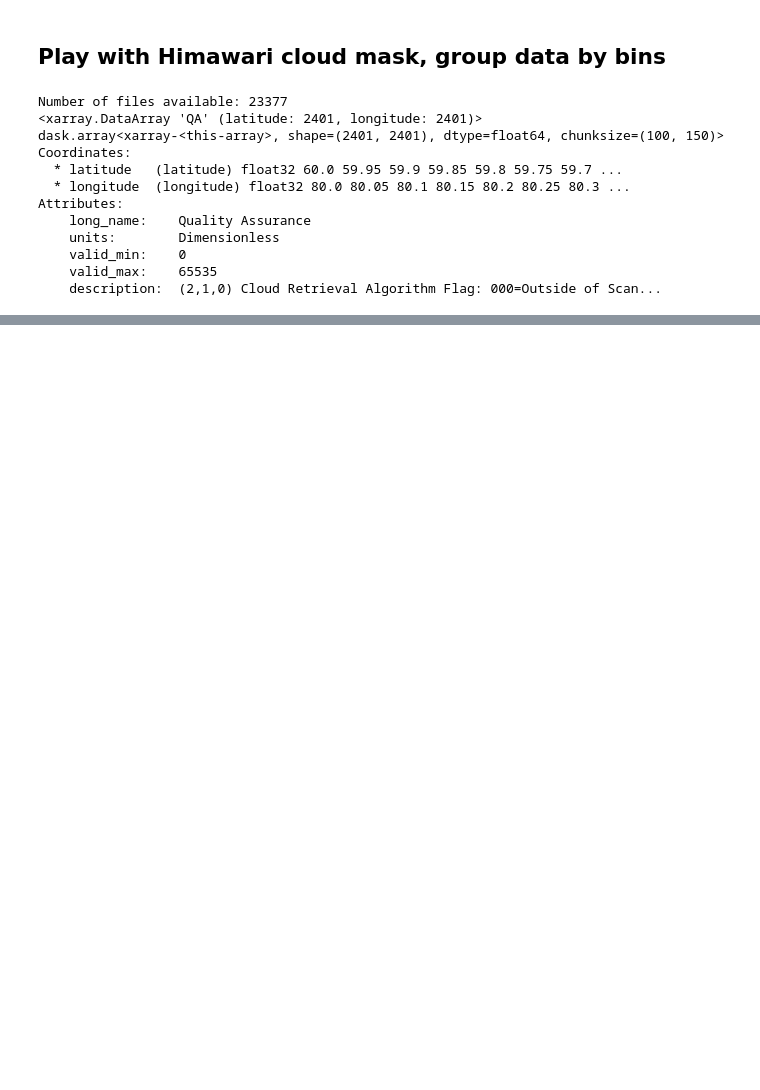
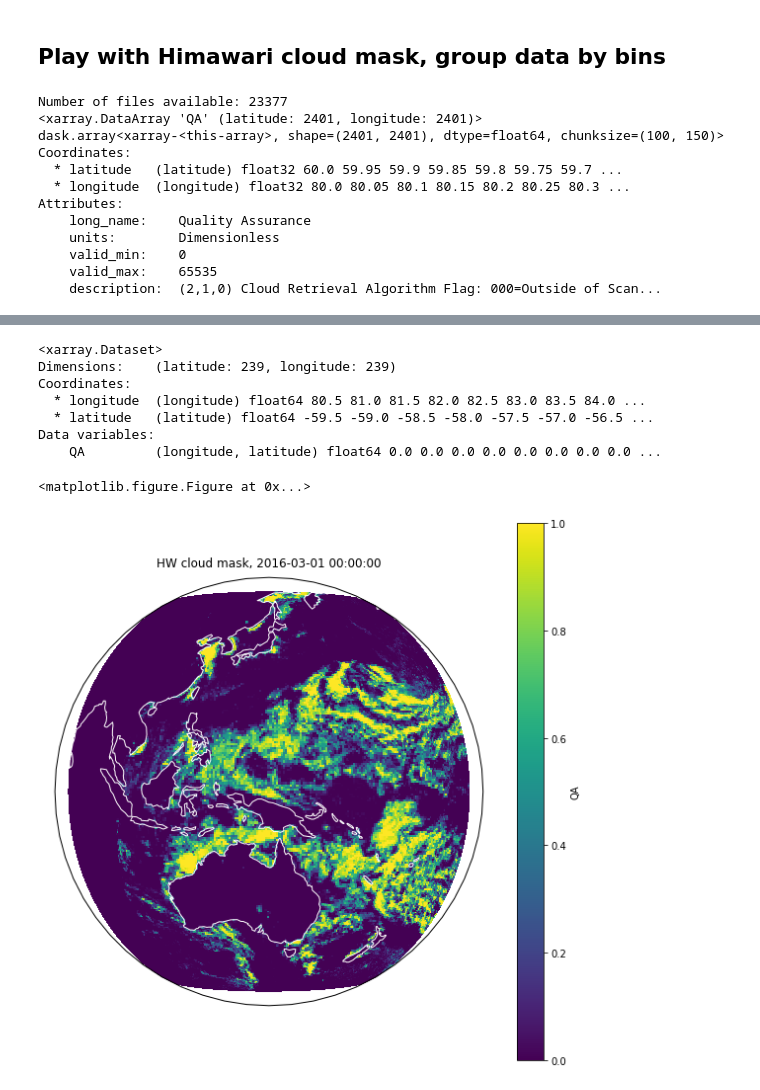
Before and after one commit to apatlpo/iwave_sst, a Jupyter notebook: hw/hw_cloudmask_agglo.ipynb, the cells around one changed output, grey strips where cells are left out. Saved outputs shown, nothing was run; the diff lists cells and outputs as text; code cells hidden in the pictures; blank space fills up the shorter version.

Commit message:
Major improvement to coarsening of hw mask data, search for good data from now one

```diff
--- a/hw/hw_cloudmask_agglo.ipynb
+++ b/hw/hw_cloudmask_agglo.ipynb
@@ -23,7 +29,8 @@ print 'Number of files available: %d' %len(filenames)
 Nfiles = len(filenames)
 
 mask = xr.open_dataset(filenames[0])['QA']
-mask = mask.chunk(chunks={'longitude':150,'latitude':100})
+chunks = {'longitude':150,'latitude':100}
+mask = mask.chunk(chunks=chunks)
 
 # build time line from filenames and store ut ub tule coordinate
 #fname_pref='NC_H08_'+YYYYMM+DD+'_'+hh+mm+'_L2CLPbet_FLDK.02401_02401.nc'
@@ -146,0 +129,77 @@ Coordinates:
+# %%
+# with dask
+
+# 2D bins
+dl = 0.5
+#mask['longitude'].max().values
+lon_bins = np.arange(fmask['longitude'].min().values, fmask['longitude'].max().values, dl)
+lat_bins = np.arange(fmask['latitude'].min().values, fmask['latitude'].max().values, dl)
+#
+lon_center = lon_bins[:-1]+dl
+lat_center = lat_bins[:-1]+dl
+
+def coarsen(fmask):
+
+    # rename
+    v1min, v1max, dv1= lon_bins[0], lon_bins[-1], dl
+    v2min, v2max, dv2= lat_bins[0], lat_bins[-1], dl
+    i1max = int(np.rint((v1max-v1min)/dv1))+1
+    i2max = int(np.rint((v2max-v2min)/dv2))+1
+
+    # meshgrid lon/lat, note: need transposing
+    fmask = fmask.to_dataset()
+    fmask['lon'] = (1.*fmask['longitude'] + 0.*fmask['latitude']).transpose()
+    fmask['lat'] = (0.*fmask['longitude'] + 1.*fmask['latitude']).transpose()
+    # need rechunking
+    fmask = fmask.chunk(chunks)
+
+    def get_index(v1,v2):
+            ''' This function provides the index of (v1,v2) coupled value position
+            in the 2D histogram array
+            '''
+            i1 = np.maximum(np.floor((v1-v1min)/dv1)+1,0)
+            i1 = np.minimum(i1,i1max)
+            i2 = np.maximum(np.floor((v2-v2min)/dv2)+1,0)
+            i2 = np.minimum(i2,i2max)
+            return i1+i2*(i1max+1)
+
+    # sum QA over coarse grid cells
+    v12 = da.map_blocks(get_index, fmask['lon'].data, fmask['lat'].data, dtype='float')
+    h, lbins = da.histogram(v12, bins=np.arange(-.5,(i1max+1)*(i2max+1)+0.5,1.), weights=fmask['QA'].data)
+    H = h.compute()
+    # compute the number of points per grid cells
+    hnorm, lbins = da.histogram(v12, bins=np.arange(-.5,(i1max+1)*(i2max+1)+0.5,1.))
+    Hnorm = 1.*hnorm.compute()
+    Hnorm[np.where(Hnorm==0)]=np.NaN
+    # average the mask over coarse grid cells
+    H = (H/Hnorm).reshape((i1max+1,i2max+1), order='F')
+
+    cmask = xr.Dataset()
+    #cmask['QA'] = (('longitude', 'latitude'), H[1:-1,1:-1].transpose())
+    cmask['QA'] = (('longitude', 'latitude'), H[1:-1,1:-1])
+    cmask.coords['longitude'] = (('longitude'),lon_center)
+    cmask.coords['latitude'] = (('latitude'),lat_center)
+
+    return cmask
+
+cmask = coarsen(fmask)
+print cmask
+
+
+#
+plot_mask(cmask['QA'],colorbar=True)
+
+#plt.figure(figsize=(10,10))
+#plt.imshow(H)
+#cmask['QA'].plot()
+#plt.show()
+# %% [output]
+<xarray.Dataset>
+Dimensions:    (latitude: 239, longitude: 239)
+Coordinates:
+  * longitude  (longitude) float64 80.5 81.0 81.5 82.0 82.5 83.0 83.5 84.0 ...
+  * latitude   (latitude) float64 -59.5 -59.0 -58.5 -58.0 -57.5 -57.0 -56.5 ...
+Data variables:
+    QA         (longitude, latitude) float64 0.0 0.0 0.0 0.0 0.0 0.0 0.0 0.0 ...
+<matplotlib.figure.Figure at 0x...>
+[figure, added]
```
Also changed, not shown: parts of 9 cells of this notebook, 3 other files.
